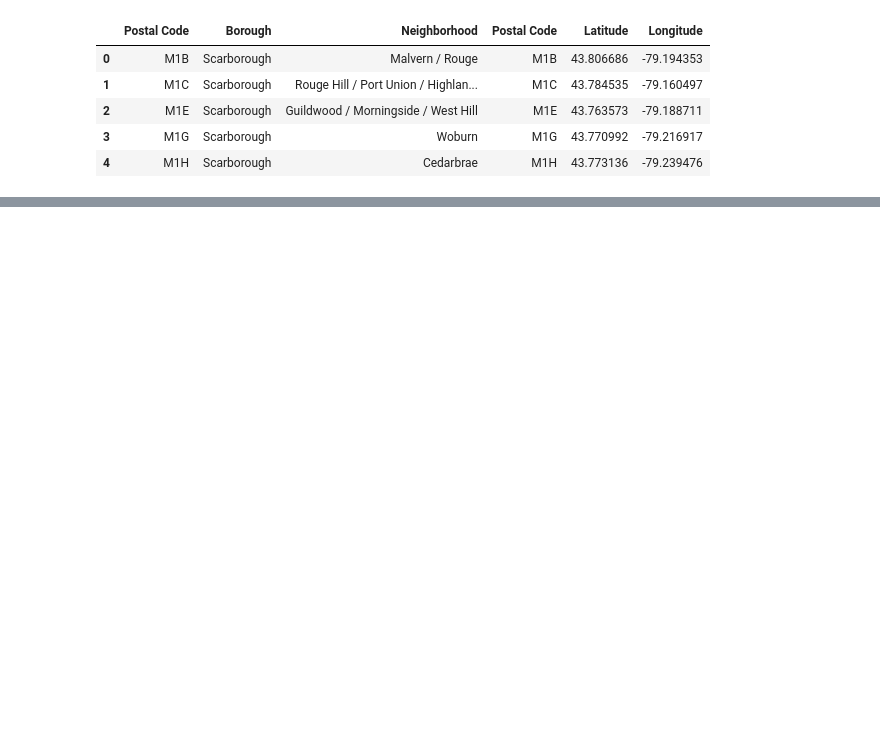
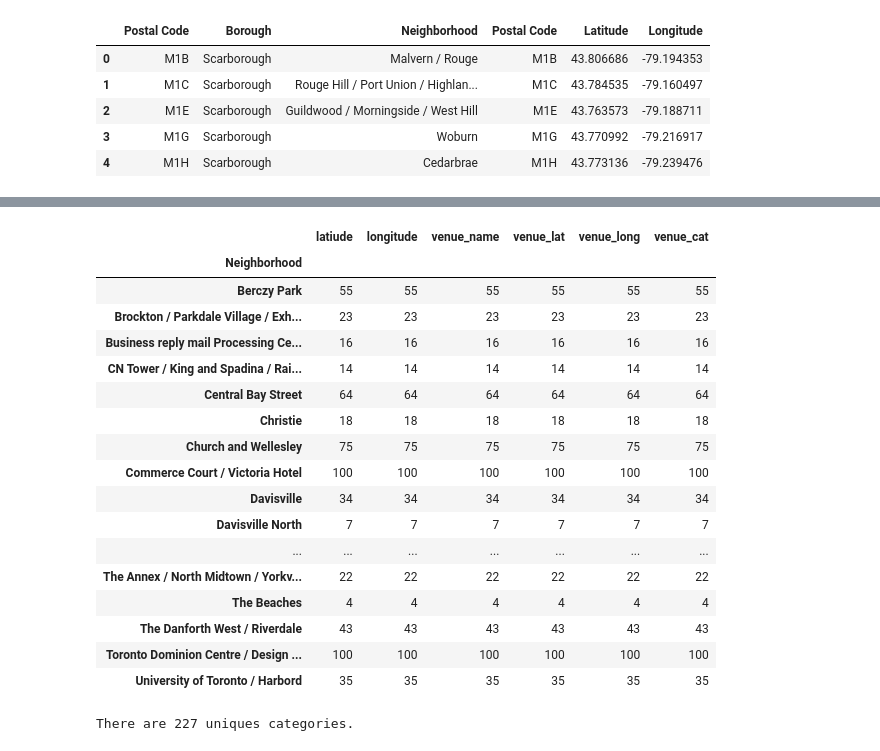
Before and after one commit to rosedavis90/Coursera_Capstone, a Jupyter notebook: cluster the neighborhoods in Toronto.ipynb, the cells around one changed output, grey strips where cells are left out. Cells and saved outputs as stored; diff of their text form; code cells hidden in the pictures; blank space fills up the shorter version.

```diff
--- a/cluster the neighborhoods in Toronto.ipynb
+++ b/cluster the neighborhoods in Toronto.ipynb
@@ -157,8 +167,8 @@ map_Toronto
 # %%
-CLIENT_ID = 'F3CI01K5004BYWF2UPRJP4ROQ5NX1DFIZ5WOVCXI2VOTDDSZ'
-CLIENT_SECRET = 'KFVKLDRKEYVKODTEDS2FOTJYIN4VVYFYHNBSXGO12MVU0Q2Z'
-VERSION = '20180605'
+client_id = 'F3CI01K5004BYWF2UPRJP4ROQ5NX1DFIZ5WOVCXI2VOTDDSZ'
+c_secret = 'KFVKLDRKEYVKODTEDS2FOTJYIN4VVYFYHNBSXGO12MVU0Q2Z'
+version = '20180605'
 
-print('Your credentails:')
-print('CLIENT_ID: ' + CLIENT_ID)
-print('CLIENT_SECRET:' + CLIENT_SECRET)
+#print('Your credentails:')
+#print('CLIENT_ID: ' + CLIENT_ID)
+#print('CLIENT_SECRET:' + CLIENT_SECRET)
@@ -193,0 +215,25 @@ Name: Borough, dtype: bool
+# %%
+Toronto_venues.groupby('Neighborhood').count()
+# %% [output]
+|  | latiude | longitude | venue_name | venue_lat | venue_long | venue_cat |
+| Neighborhood |  |  |  |  |  |  |
+| Berczy Park | 55 | 55 | 55 | 55 | 55 | 55 |
+| Brockton / Parkdale Village / Exh... | 23 | 23 | 23 | 23 | 23 | 23 |
+| Business reply mail Processing Ce... | 16 | 16 | 16 | 16 | 16 | 16 |
+| CN Tower / King and Spadina / Rai... | 14 | 14 | 14 | 14 | 14 | 14 |
+| Central Bay Street | 64 | 64 | 64 | 64 | 64 | 64 |
+| Christie | 18 | 18 | 18 | 18 | 18 | 18 |
+| Church and Wellesley | 75 | 75 | 75 | 75 | 75 | 75 |
+| Commerce Court / Victoria Hotel | 100 | 100 | 100 | 100 | 100 | 100 |
+| Davisville | 34 | 34 | 34 | 34 | 34 | 34 |
+| Davisville North | 7 | 7 | 7 | 7 | 7 | 7 |
+| ... | ... | ... | ... | ... | ... | ... |
+| The Annex / North Midtown / Yorkv... | 22 | 22 | 22 | 22 | 22 | 22 |
+| The Beaches | 4 | 4 | 4 | 4 | 4 | 4 |
+| The Danforth West / Riverdale | 43 | 43 | 43 | 43 | 43 | 43 |
+| Toronto Dominion Centre / Design ... | 100 | 100 | 100 | 100 | 100 | 100 |
+| University of Toronto / Harbord | 35 | 35 | 35 | 35 | 35 | 35 |
+# %%
+print('There are {} uniques categories.'.format(len(Toronto_venues['venue_cat'].unique())))
+# %% [output]
+There are 227 uniques categories.
```
Also changed, not shown: parts of 51 cells of this notebook.
